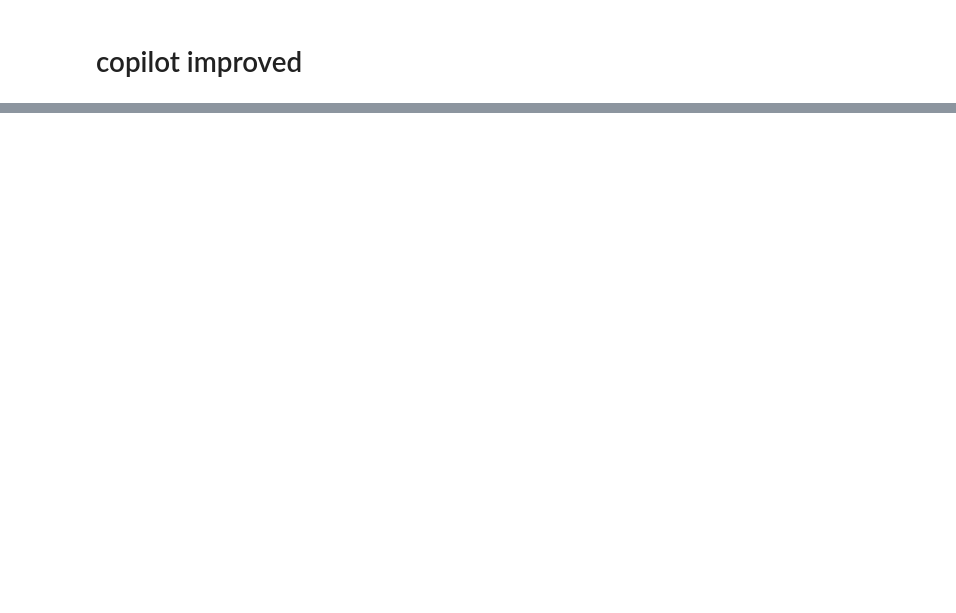
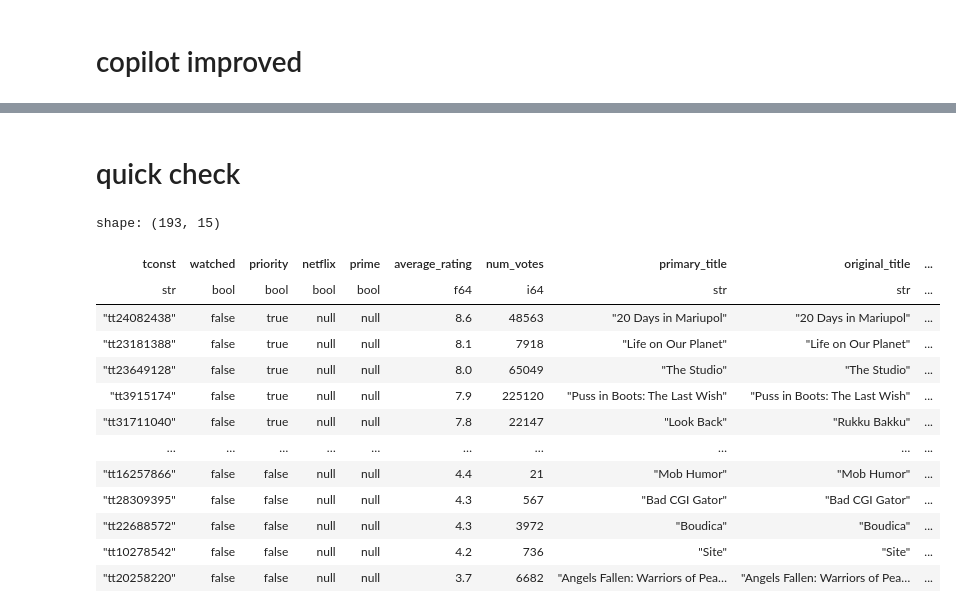
Before and after one commit to DirkTorre/dagster-workspace, a Jupyter notebook: notes/jupyter_notebooks/machine_learning.ipynb, the cells around one changed output, grey strips where cells are left out. Cells and saved outputs as stored; diff of their text form; code cells hidden in the pictures; blank space fills up the shorter version.

```diff
--- a/notes/jupyter_notebooks/machine_learning.ipynb
+++ b/notes/jupyter_notebooks/machine_learning.ipynb
@@ -507,3 +510,25 @@ show(p)
 [interactive output not drawn]
 [interactive output not drawn]
 [interactive output not drawn]
+# %% [markdown]
+# quick check
+# %%
+from datetime import datetime
+current_year = datetime.today().year
+imdb = pl.read_csv("imdb_full.csv", null_values="NULL")
+imdb.filter((pl.col("start_year") > current_year-5) & (~pl.col("watched")))
+# %% [output]
+shape: (193, 15)
+| tconst | watched | priority | netflix | prime | average_rating | num_votes | primary_title | original_title | ... |
+| str | bool | bool | bool | bool | f64 | i64 | str | str | ... |
+| "tt24082438" | false | true | null | null | 8.6 | 48563 | "20 Days in Mariupol" | "20 Days in Mariupol" | ... |
+| "tt23181388" | false | true | null | null | 8.1 | 7918 | "Life on Our Planet" | "Life on Our Planet" | ... |
+| "tt23649128" | false | true | null | null | 8.0 | 65049 | "The Studio" | "The Studio" | ... |
+| "tt3915174" | false | true | null | null | 7.9 | 225120 | "Puss in Boots: The Last Wish" | "Puss in Boots: The Last Wish" | ... |
+| "tt31711040" | false | true | null | null | 7.8 | 22147 | "Look Back" | "Rukku Bakku" | ... |
+| … | … | … | … | … | … | … | … | … | ... |
+| "tt16257866" | false | false | null | null | 4.4 | 21 | "Mob Humor" | "Mob Humor" | ... |
+| "tt28309395" | false | false | null | null | 4.3 | 567 | "Bad CGI Gator" | "Bad CGI Gator" | ... |
+| "tt22688572" | false | false | null | null | 4.3 | 3972 | "Boudica" | "Boudica" | ... |
+| "tt10278542" | false | false | null | null | 4.2 | 736 | "Site" | "Site" | ... |
+| "tt20258220" | false | false | null | null | 3.7 | 6682 | "Angels Fallen: Warriors of Pea… | "Angels Fallen: Warriors of Pea… | ... |
```
Also changed, not shown: parts of 1 cell of this notebook, 10 other files.
